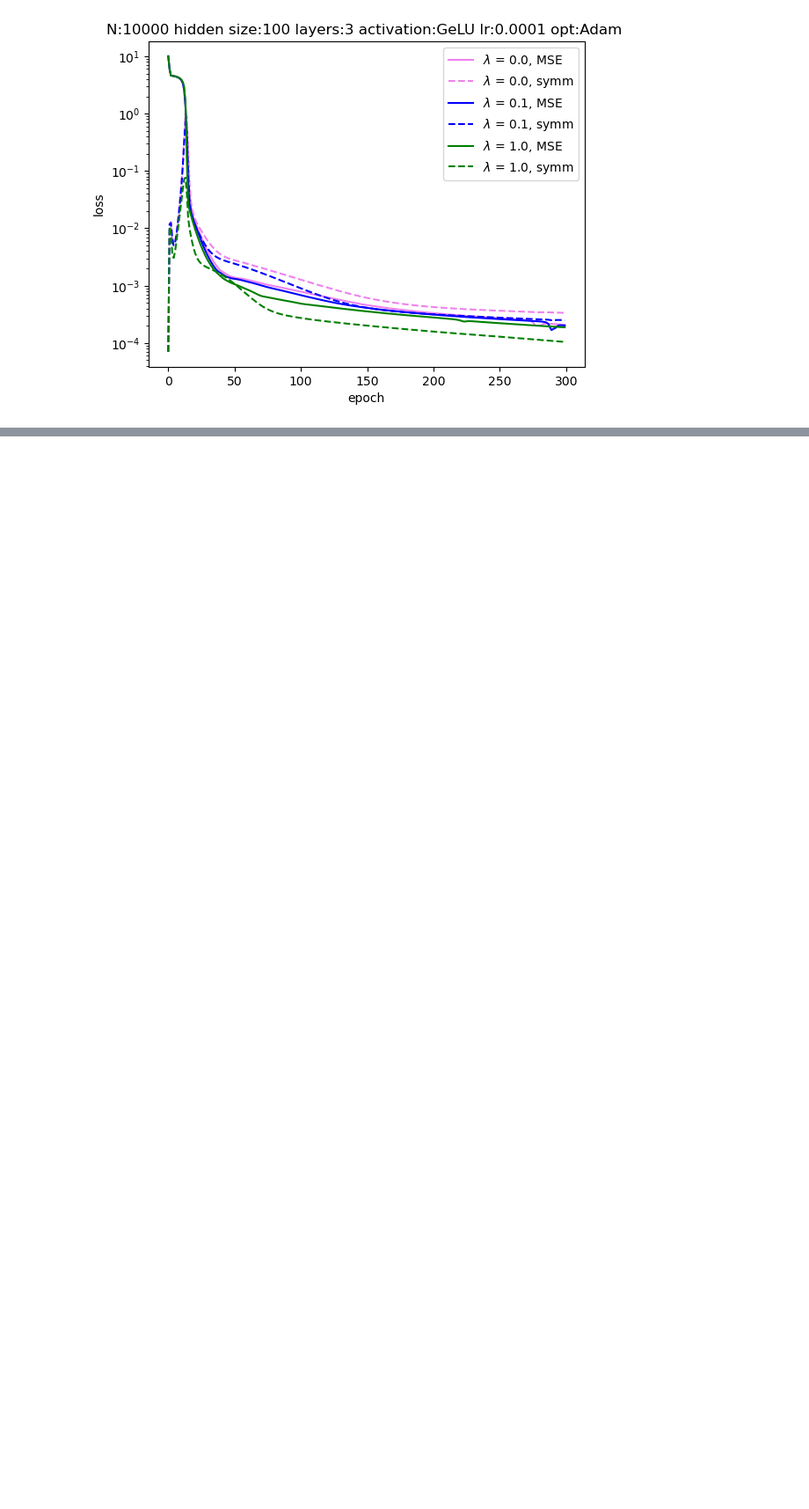
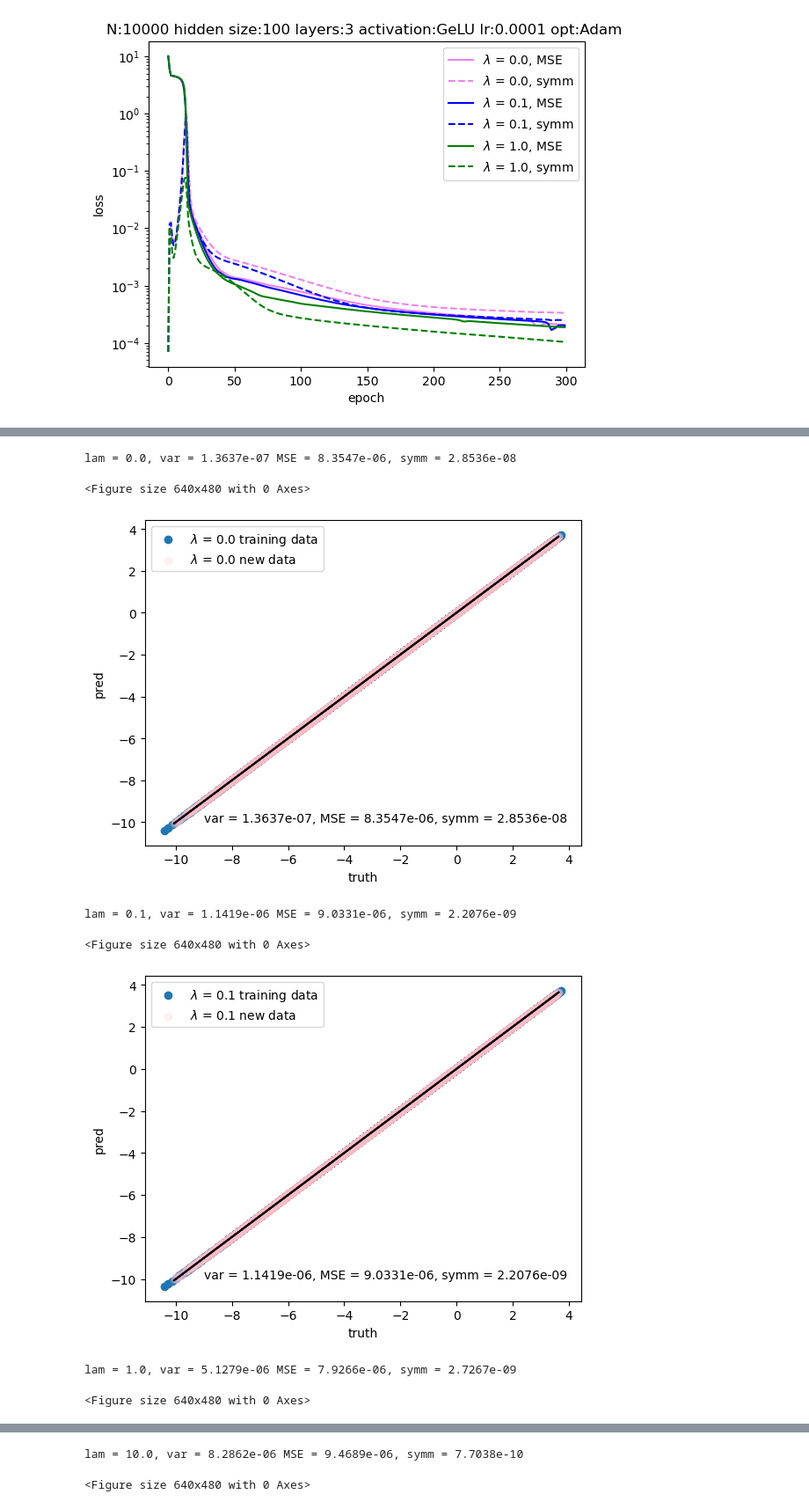
Before and after one commit to Nadav-out/SymLoss, a Jupyter notebook: Inbar/tests.ipynb, the cells around one changed output, grey strips where cells are left out. Shown at 88% size. Cells and saved outputs as stored; diff of their text form; code cells hidden in the pictures; blank space fills up the shorter version.

```diff
--- a/Inbar/tests.ipynb
+++ b/Inbar/tests.ipynb
@@ -174,0 +179,15 @@ a.plot_losses(save = False, outdir = "./",filename = "")
+# %%
+filename = "N_100000_hidden_size_300_layers_3_activation_GeLU_lr_5e-05_opt_Adam__bi-linear_layerdata_seed_3458_train_seed_727"
+with open(f"./storage/{filename}.pkl","rb") as f:
+    a = pickle.load(f)
+# %%
+pred_plot_ext(a,rot_data,save = True, outdir = "./plots",filename = f"rot_0.5")
+# %% [output]
+lam = 0.0, var = 1.3637e-07 MSE = 8.3547e-06, symm = 2.8536e-08
+<Figure size 640x480 with 0 Axes>
+[figure, added]
+lam = 0.1, var = 1.1419e-06 MSE = 9.0331e-06, symm = 2.2076e-09
+<Figure size 640x480 with 0 Axes>
+[figure, added]
+lam = 1.0, var = 5.1279e-06 MSE = 7.9266e-06, symm = 2.7267e-09
+<Figure size 640x480 with 0 Axes>
@@ -174,0 +195,2 @@ a.plot_losses(save = False, outdir = "./",filename = "")
+lam = 10.0, var = 8.2862e-06 MSE = 9.4689e-06, symm = 7.7038e-10
+<Figure size 640x480 with 0 Axes>
```
Also changed, not shown: parts of 13 cells of this notebook, 6 other files.
